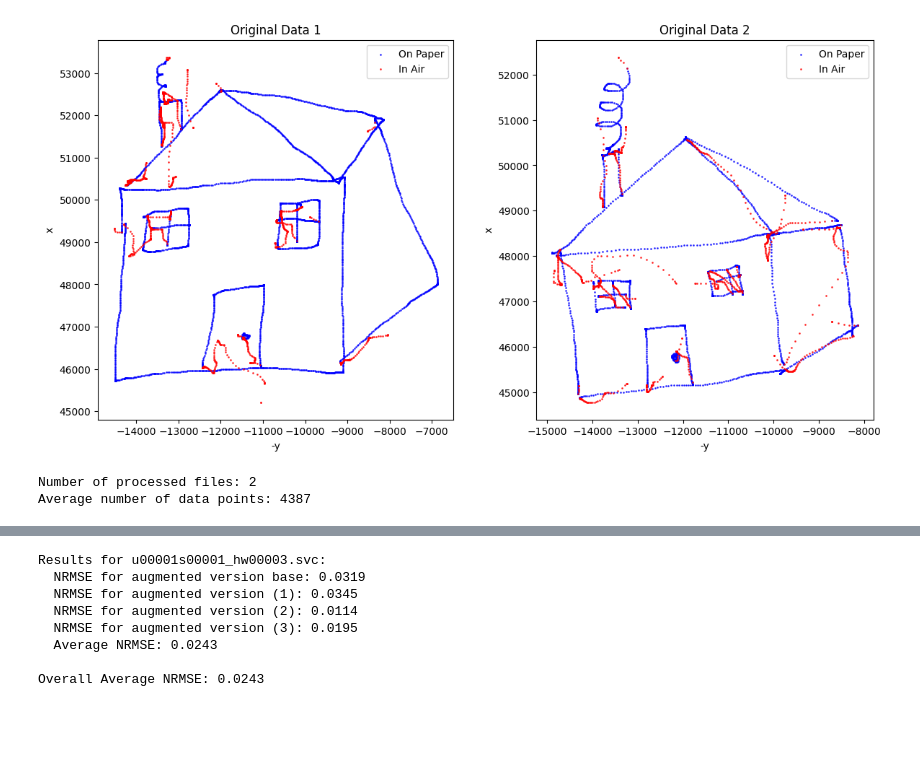
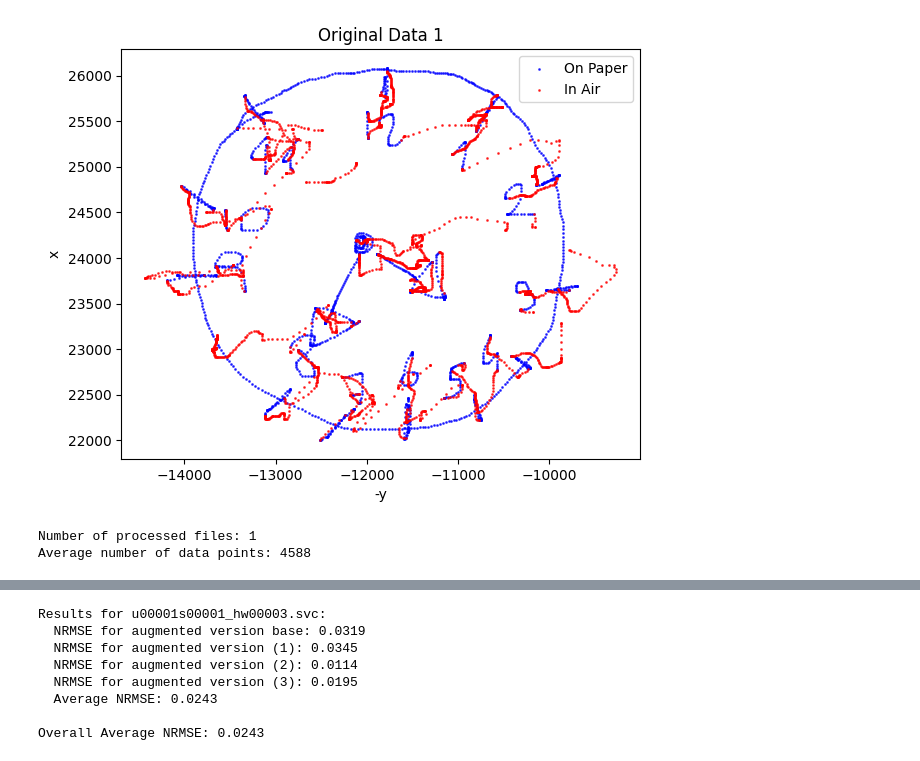
Before and after one commit to jaypeepeep/SC-Beta-VAE-GAN, a Jupyter notebook: model/VRNNGAN.ipynb, the cells around one changed output, grey strips where cells are left out. Cells and saved outputs as stored; diff of their text form; code cells hidden in the pictures; blank space fills up the shorter version.

```diff
--- a/model/VRNNGAN.ipynb
+++ b/model/VRNNGAN.ipynb
@@ -37,13 +23,14 @@ from sklearn.preprocessing import MinMaxScaler
 def upload_and_process_files(directory, num_files_to_use=None):
     svc_files = [f for f in os.listdir(directory) if f.endswith('.svc')]
 
+    # If num_files_to_use is specified, only take that many files sequentially
     if num_files_to_use:
-        svc_files = svc_files[:num_files_to_use]
+        svc_files = svc_files[:num_files_to_use]  # Take the first num_files_to_use files
 
-    data_frames = []
-    original_data_frames = []
+    data_frames = []  # Processed data after scaling
+    original_data_frames = []  # Save the original unscaled data
     scalers = []
-    input_filenames = []
+    input_filenames = []  # List to store input filenames
 
     num_files = len(svc_files)
     fig, axs = plt.subplots(1, num_files, figsize=(6*num_files, 6), constrained_layout=True)
@@ -52,21 +39,15 @@ def upload_and_process_files(directory, num_files_to_use=None):
 
     for i, filename in enumerate(svc_files):
         file_path = os.path.join(directory, filename)
-        input_filenames.append(filename)
-
-        # Read the first line to get the number of rows
-        with open(file_path, 'r') as f:
-            n_rows = int(f.readline().strip())
-
-        # Now read the actual data, skipping the first row
-        df = pd.read_csv(file_path, skiprows=1, nrows=n_rows, header=None,
-                        delim_whitespace=True)
+        input_filenames.append(filename)  # Store the filename
+        df = pd.read_csv(file_path, skiprows=1, header=None, delim_whitespace=True)
         df.columns = ['x', 'y', 'timestamp', 'pen_status', 'pressure', 'azimuth', 'altitude']
 
         # Modify timestamp to start from 0
         df['timestamp'] = (df['timestamp'] - df['timestamp'].min()).round().astype(int)
 
-        original_data_frames.append(df.copy())
+        # Keep a copy of the original data before scaling
+        original_data_frames.append(df.copy())  # Save the original unmodified data
 
         # Process the data for use in the model
         df = df.iloc[:, [0, 1, 2, 3, 4, 5, 6]]
@@ -81,38 +62,37 @@ def upload_and_process_files(directory, num_files_to_use=None):
         axs[i].scatter(-in_air['y'], in_air['x'], c='red', s=1, alpha=0.7, label='In Air')
         axs[i].set_title(f'Original Data {i + 1}')
         axs[i].set_xlabel('-y')
         axs[i].set_ylabel('x')
         axs[i].legend()
         axs[i].set_aspect('equal')
 
     plt.show()
 
     processed_data = [np.column_stack((scaler.transform(df[['x', 'y', 'timestamp']]), df['pen_status'].values))
-                     for df, scaler in zip(data_frames, scalers)]
+                      for df, scaler in zip(data_frames, scalers)]
     avg_data_points = int(np.mean([df.shape[0] for df in data_frames]))
 
-    return data_frames, processed_data, scalers, avg_data_points, input_filenames, original_data_frames
-
+    return data_frames, processed_data, scalers, avg_data_points, input_filenames, original_data_frames  # Return original data
 
 # Save data outside the function
 def save_original_data(data_frames, input_filenames, output_folder='original_absolute'):
     os.makedirs(output_folder, exist_ok=True)
     for df, filename in zip(data_frames, input_filenames):
         save_path = os.path.join(output_folder, filename)
         df.to_csv(save_path, sep=' ', index=False, header=False)
 
-directory = 'Task2'  # Directory where the .svc files are stored
-num_files_to_use = 2
+directory = 'Task6'  # Directory where the .svc files are stored
+num_files_to_use = 1
 data_frames, processed_data, scalers, avg_data_points, input_filenames, original_data_frames = upload_and_process_files(directory, num_files_to_use)
 
 # Save the original data after processing
 save_original_data(original_data_frames, input_filenames)
 
 # Store the name of the first file for use in Cell 4
 input_filename = input_filenames[0] if input_filenames else 'processed_data'
 print(f"Number of processed files: {len(processed_data)}")
 print(f"Average number of data points: {avg_data_points}")
 # %% [output]
-[figure, old version]
+[figure, new version]
-Number of processed files: 2
-Average number of data points: 4387
+Number of processed files: 1
+Average number of data points: 4588
```
Also changed, not shown: parts of 8 cells of this notebook, 13 other files.
